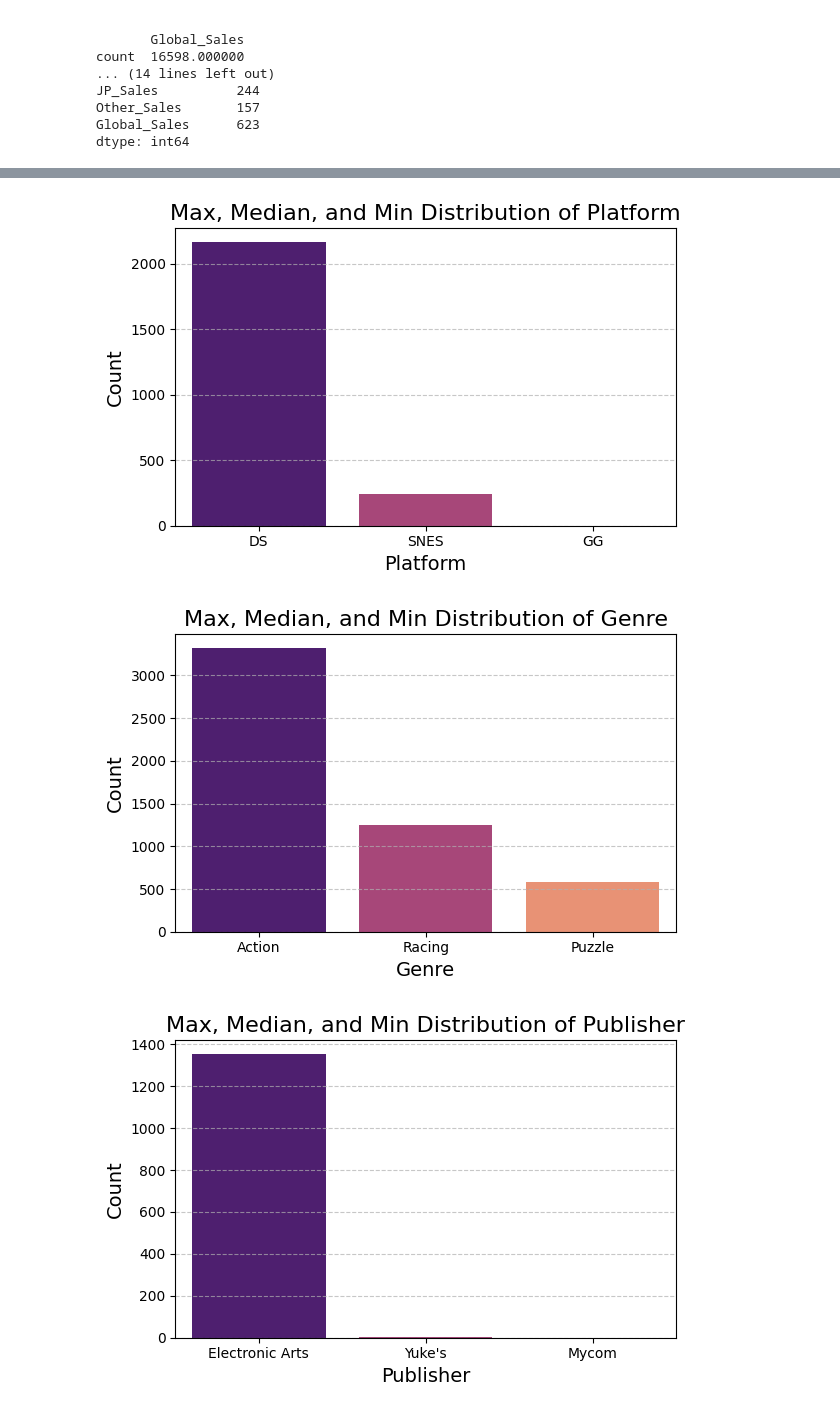
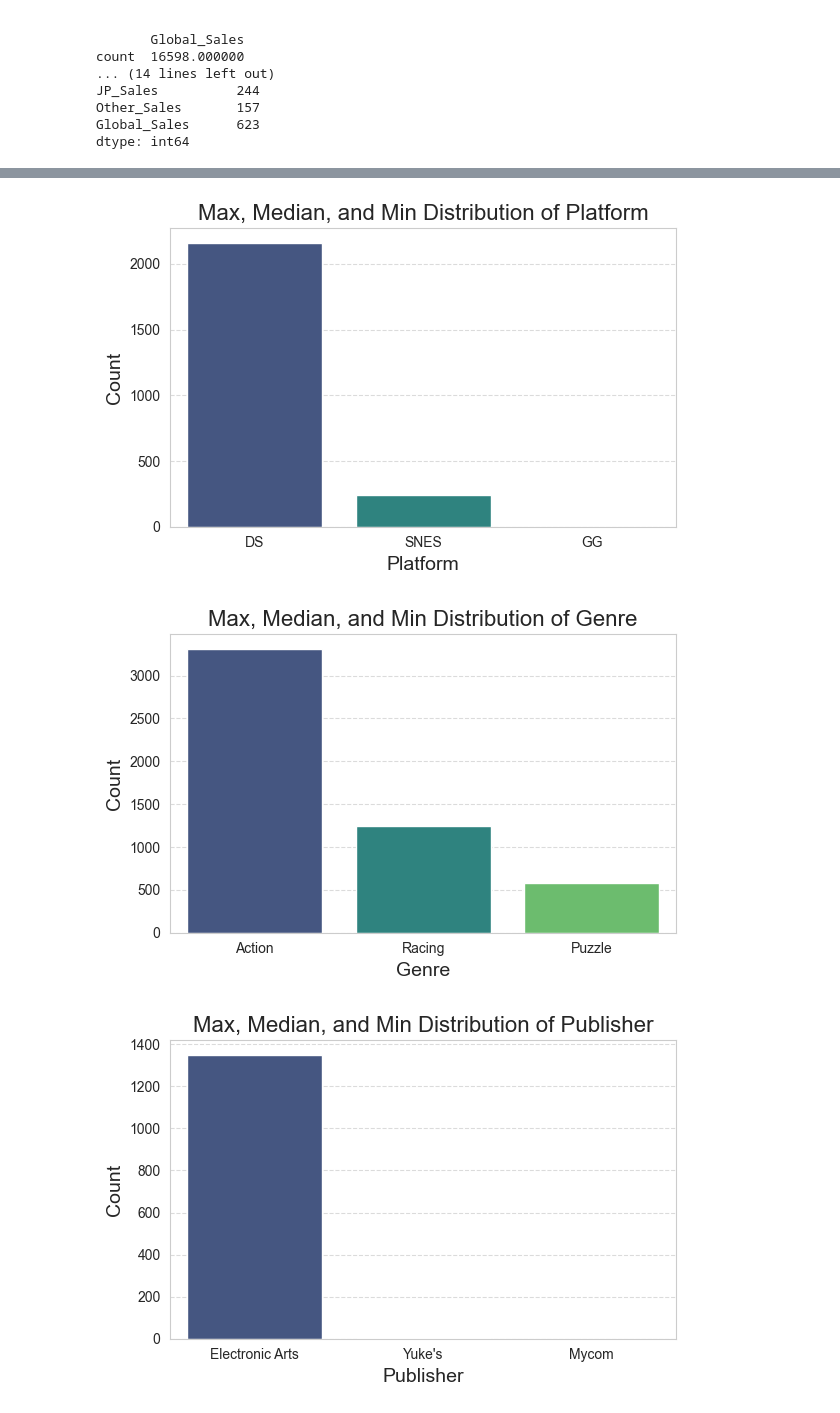
Before and after one commit to kjleopold/datafun-06-eda, a Jupyter notebook: kleopold_eda.ipynb, the cells around one changed output, grey strips where cells are left out. Cells and saved outputs as stored; diff of their text form; code cells hidden in the pictures.

```diff
--- a/kleopold_eda.ipynb
+++ b/kleopold_eda.ipynb
@@ -162,7 +166,7 @@ plt.show()
 df['Genre'].value_counts()
 
 # Display a count plot for the Genre column
-sns.countplot(x='Genre', data=df, hue='Genre', palette="viridis", legend=False)
+sns.countplot(x='Genre', data=df, hue='Genre', palette="magma", legend=False)
 
 # Set title and show the plot
 plt.title('Distribution of Game Genres')
@@ -178,23 +182,16 @@ for col in df.select_dtypes(include=['object', 'category']).columns:
     min_category, min_count = value_counts.idxmin(), value_counts.min()
     max_category, max_count = value_counts.idxmax(), value_counts.max()
     median_category, median_count = value_counts.index[len(value_counts) // 2], value_counts.iloc[len(value_counts) // 2]
-
-    # Create a DataFrame with the max, median, and min values
-    max_median_min_df = pd.DataFrame({
-        'Category': [max_category, median_category, min_category],
-        'Count': [max_count, median_count, min_count]
-    })
+    max_median_min_df = pd.DataFrame({'Category': [max_category, median_category, min_category],'Count': [max_count, median_count, min_count]})
 
     # Plot the max, median, and min counts in a single plot
     plt.figure(figsize=(6, 4))
-    sns.barplot(x='Category', y='Count', data=max_median_min_df, hue='Category', palette="magma", legend=False)
+    sns.barplot(x='Category', y='Count', data=max_median_min_df, hue='Category', palette="viridis", legend=False)
 
-    # Rotate x-axis labels and improve visibility
+    # Rotate x-axis labels and add grid for better readability
     plt.title(f'Max, Median, and Min Distribution of {col}', fontsize=16)
     plt.xlabel(col, fontsize=14)
     plt.ylabel('Count', fontsize=14)
-
-    # Add grid for better readability
     plt.grid(axis='y', linestyle='--', alpha=0.7)
 
     # Show the plot for each categorical column
@@ -206,5 +203,5 @@ for col in df.select_dtypes(include=['object', 'category']).columns:
-[figure, old version]
+[figure, new version]
-[figure, old version]
+[figure, new version]
-[figure, old version]
+[figure, new version]
 # %% [markdown]
 #### *Observations*:
```
Also changed, not shown: parts of 25 cells of this notebook.
